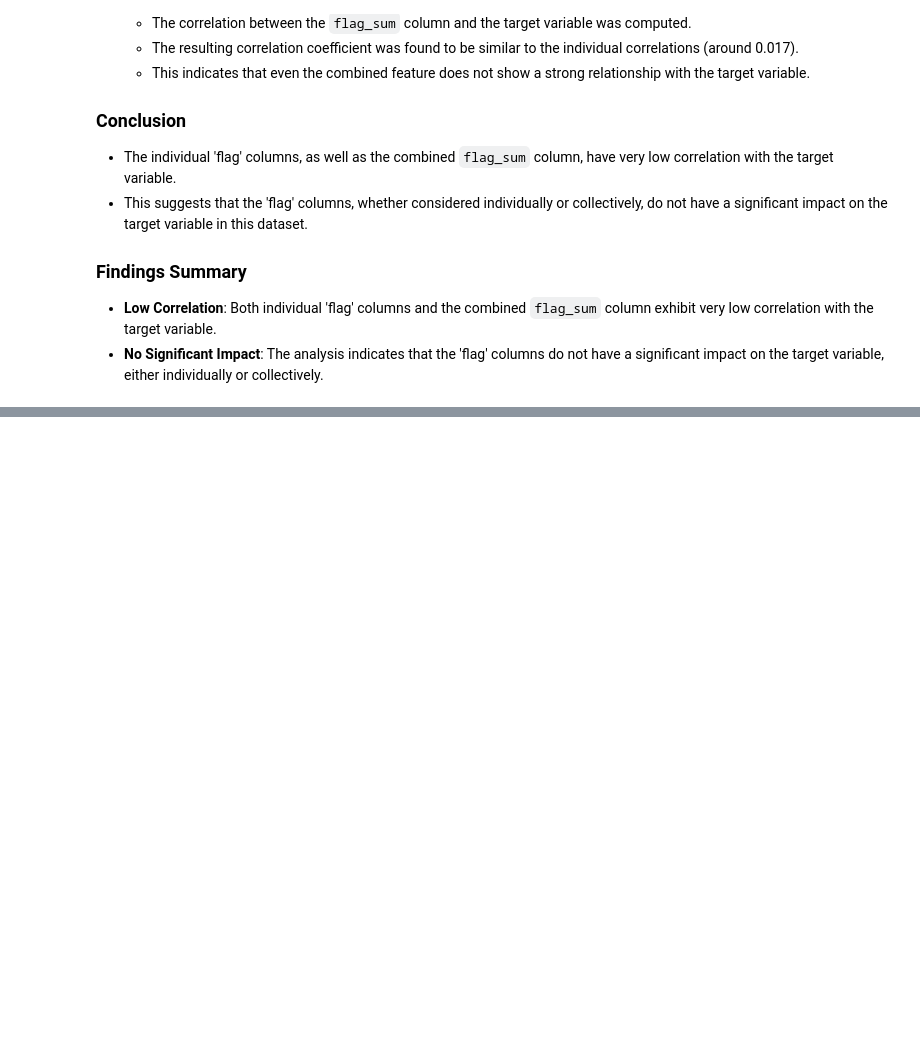
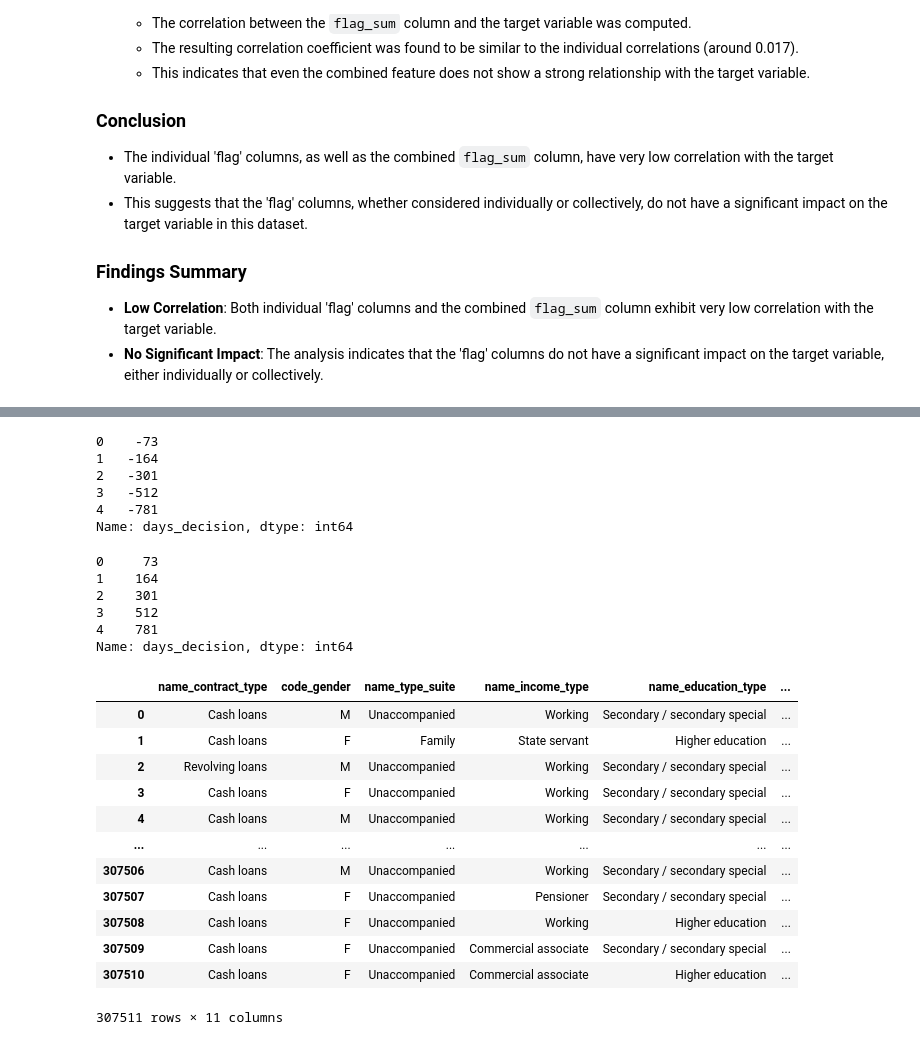
Before and after one commit to Prakash-Kani/Financial-Risk-Detection, a Jupyter notebook: Preprocessing.ipynb, the cells around one changed output, grey strips where cells are left out. Drawn from its saved outputs; the diff is of its cells as text; code cells hidden in the pictures; blank space fills up the shorter version.

```diff
--- a/Preprocessing.ipynb
+++ b/Preprocessing.ipynb
@@ -429,0 +461,21 @@ Shape of the application DataFrame:  (307511, 55)
+# %%
+pre_df["days_decision"].head()
+# %% [output]
+0    -73
+1   -164
+2   -301
+3   -512
+4   -781
+Name: days_decision, dtype: int64
+# %%
+# Converting Negative values into absolute values
+pre_df["days_decision"] = abs(pre_df["days_decision"])
+
+pre_df["days_decision"].head()
+# %% [output]
+0     73
+1    164
+2    301
+3    512
+4    781
+Name: days_decision, dtype: int64
@@ -429,0 +486,19 @@ Shape of the application DataFrame:  (307511, 55)
+# %%
+numerical_app = app_df.select_dtypes(exclude = 'object')
+
+categorical_app = app_df.select_dtypes(include = 'object')
+categorical_app
+# %% [output]
+|  | name_contract_type | code_gender | name_type_suite | name_income_type | name_education_type | ... |
+| 0 | Cash loans | M | Unaccompanied | Working | Secondary / secondary special | ... |
+| 1 | Cash loans | F | Family | State servant | Higher education | ... |
+| 2 | Revolving loans | M | Unaccompanied | Working | Secondary / secondary special | ... |
+| 3 | Cash loans | F | Unaccompanied | Working | Secondary / secondary special | ... |
+| 4 | Cash loans | M | Unaccompanied | Working | Secondary / secondary special | ... |
+| ... | ... | ... | ... | ... | ... | ... |
+| 307506 | Cash loans | M | Unaccompanied | Working | Secondary / secondary special | ... |
+| 307507 | Cash loans | F | Unaccompanied | Pensioner | Secondary / secondary special | ... |
+| 307508 | Cash loans | F | Unaccompanied | Working | Higher education | ... |
+| 307509 | Cash loans | F | Unaccompanied | Commercial associate | Secondary / secondary special | ... |
+| 307510 | Cash loans | F | Unaccompanied | Commercial associate | Higher education | ... |
+307511 rows × 11 columns
```
Also changed, not shown: parts of 15 cells of this notebook.
